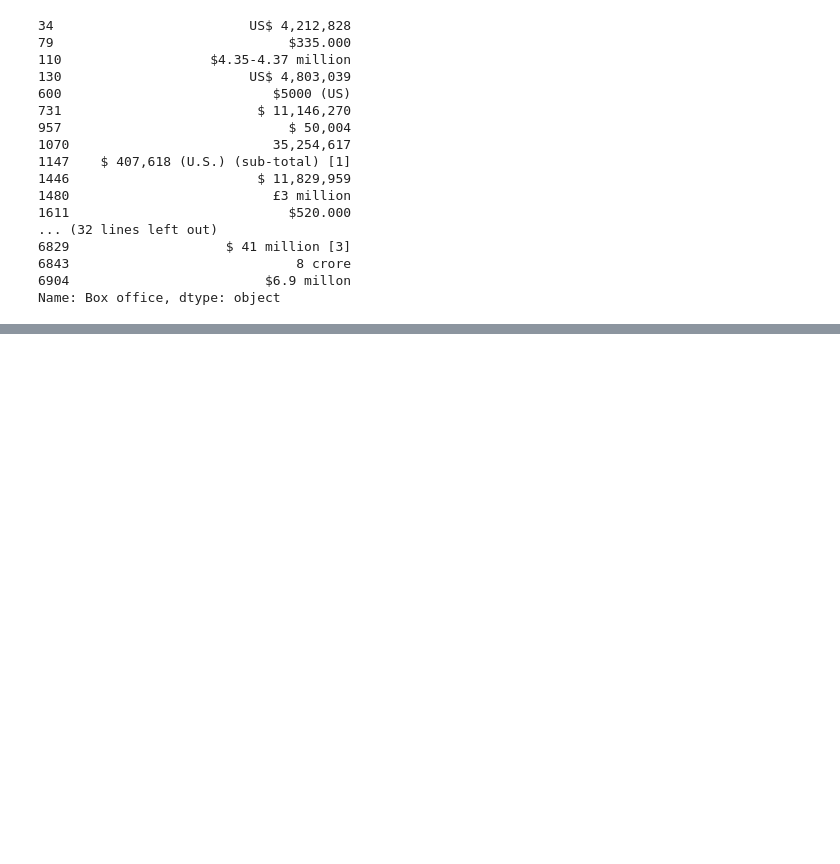
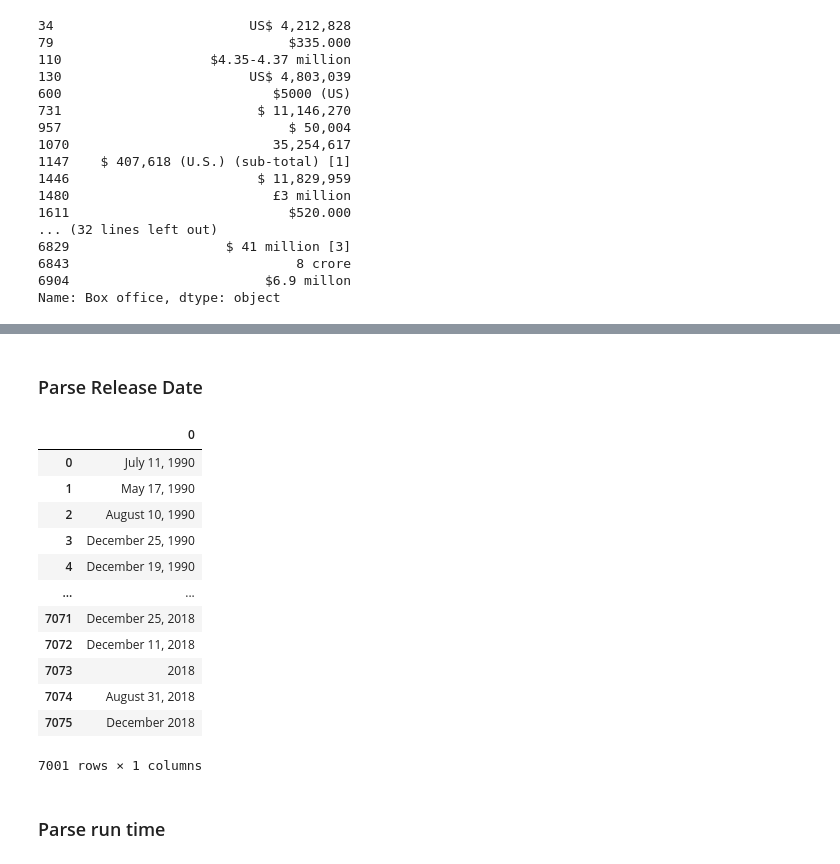
Before and after one commit to itochax23/Movies-ETL, a Jupyter notebook: Resources/ETL_practice.ipynb, the cells around one changed output, grey strips where cells are left out. Drawn from its saved outputs; the diff is of its cells as text; code cells hidden in the pictures; blank space fills up the shorter version.

```diff
--- a/Resources/ETL_practice.ipynb
+++ b/Resources/ETL_practice.ipynb
@@ -464,0 +542,3 @@ Name: Box office, dtype: object
+# %%
+# drop the box office column, no longer needed
+wiki_movies_df.drop('Box office', axis=1, inplace=True)
@@ -464,0 +547,7 @@ Name: Box office, dtype: object
+# %%
+# Create budget variable, drop NAs
+# Convert any lists to strings
+# Remove values between $ and a hyphen (for budgets given as ranges)
+budget = wiki_movies_df['Budget'].dropna()
+budget = budget.map(lambda x: ' '.join(x) if type(x) == list else x)
+budget = budget.str.replace(r'\$.*[-—–](?![a-z])', '$', regex=True)
@@ -464,0 +576,4 @@ Name: Box office, dtype: object
+# %%
+# Remove the citation references e.g. [3]
+budget = budget.str.replace(r'\[\d+\]\s*', '')
+budget[~matches_form_one & ~matches_form_two]
@@ -464,0 +598,38 @@ Name: Box office, dtype: object
+# %%
+# copy the line of code we used to parse the box office values,
+# changing "box_office" to "budget"
+wiki_movies_df['budget'] = budget.str.extract(f'({form_one}|{form_two})', flags=re.IGNORECASE)[0].apply(parse_dollars)
+
+# drop original Budget column
+wiki_movies_df.drop('Budget', axis=1, inplace=True)
+# %% [markdown]
+### Parse Release Date
+# %%
+# new variable for the non-null values of Release date
+release_date = wiki_movies_df['Release date'].dropna().apply(lambda x: ' '.join(x) if type(x) == list else x)
+# Full month name, one- to two-digit day, four-digit year (i.e., January 1, 2000)
+# Four-digit year, two-digit month, two-digit day, with any separator (i.e., 2000-01-01)
+# Full month name, four-digit year (i.e., January 2000)
+# Four-digit year
+date_form_one = r'(?:January|February|March|April|May|June|July|August|September|October|November|December)\s[123]\d,\s\d{4}'
+date_form_two = r'\d{4}.[01]\d.[123]\d'
+date_form_three = r'(?:January|February|March|April|May|June|July|August|September|October|November|December)\s\d{4}'
+date_form_four = r'\d{4}'
+# extract the dates
+release_date.str.extract(f'({date_form_one}|{date_form_two}|{date_form_three}|{date_form_four})', flags=re.IGNORECASE)
+# %% [output]
+|  | 0 |
+| 0 | July 11, 1990 |
+| 1 | May 17, 1990 |
+| 2 | August 10, 1990 |
+| 3 | December 25, 1990 |
+| 4 | December 19, 1990 |
+| ... | ... |
+| 7071 | December 25, 2018 |
+| 7072 | December 11, 2018 |
+| 7073 | 2018 |
+| 7074 | August 31, 2018 |
+| 7075 | December 2018 |
+7001 rows × 1 columns
+# %% [markdown]
+### Parse run time
```
Also changed, not shown: parts of 26 cells of this notebook.
